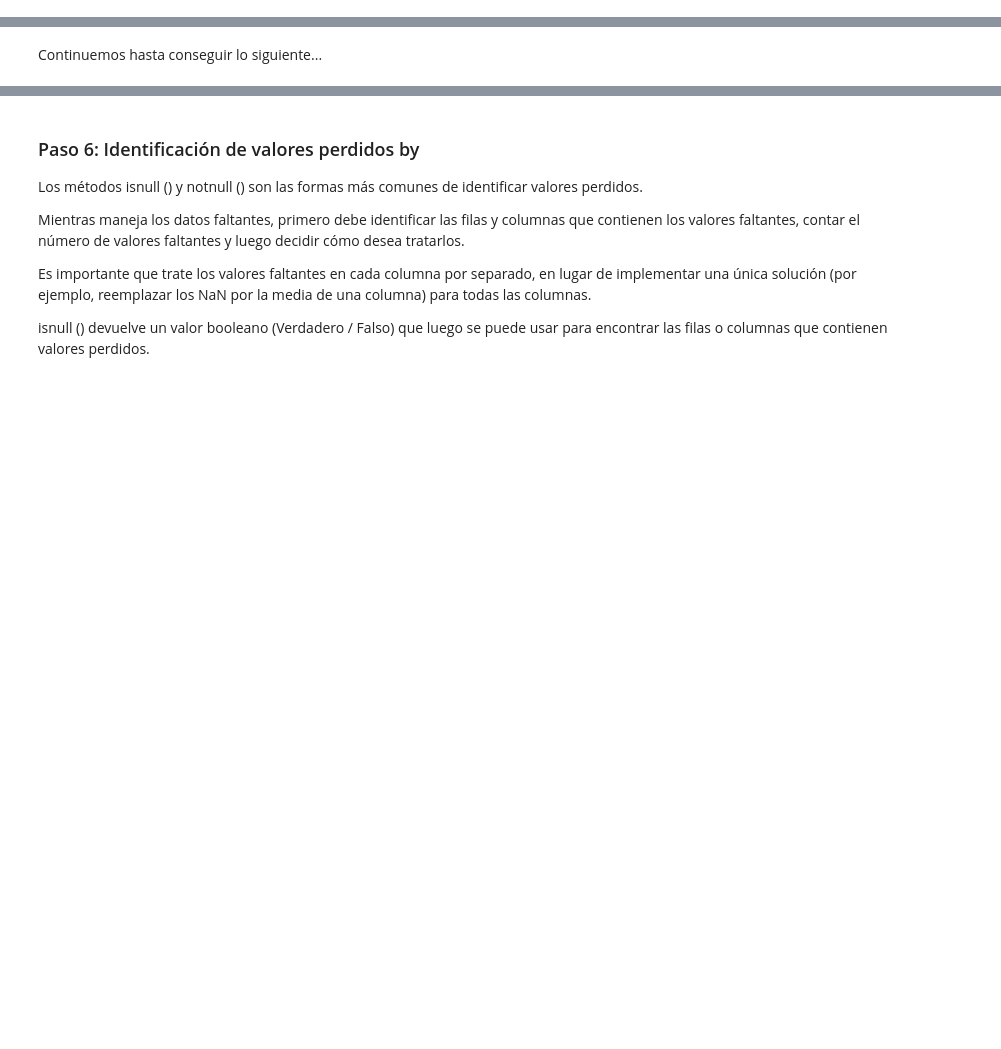
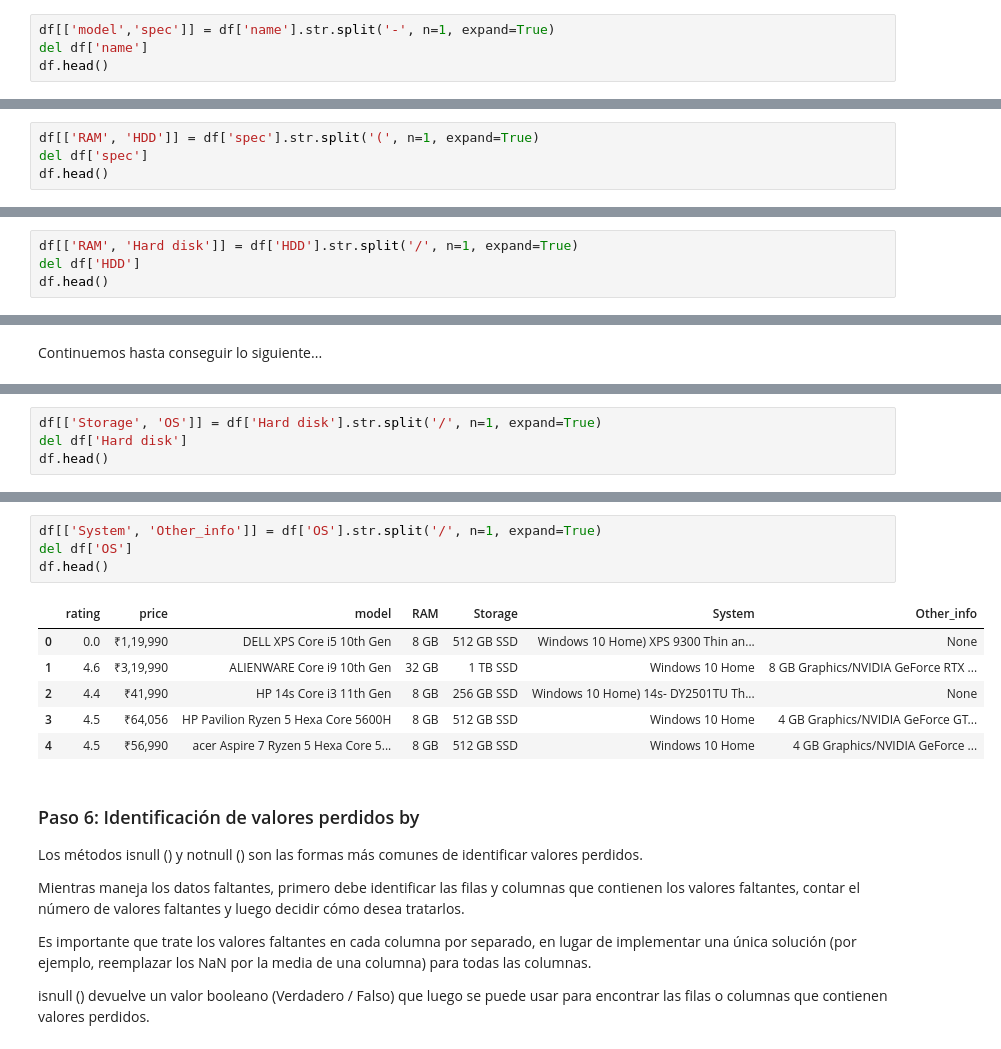
Before and after one commit to Raul5412/Machine_Learning, a Jupyter notebook: Tema_2_AnalisisEstadistico/practices/Practica_Scrap_EDAWoAns.ipynb, the cells around one changed output, grey strips where cells are left out. Cells and saved outputs as stored; diff of their text form; blank space fills up the shorter version.

```diff
--- a/Tema_2_AnalisisEstadistico/practices/Practica_Scrap_EDAWoAns.ipynb
+++ b/Tema_2_AnalisisEstadistico/practices/Practica_Scrap_EDAWoAns.ipynb
@@ -206,0 +222,4 @@ NameError: name 'laptop_df' is not defined
+# %%
+df[['model','spec']] = df['name'].str.split('-', n=1, expand=True)
+del df['name']
+df.head()
@@ -214,0 +235,4 @@ Usamos esta opción dividida (split "-") para separar del título y crear una co
+# %%
+df[['RAM', 'HDD']] = df['spec'].str.split('(', n=1, expand=True)
+del df['spec']
+df.head()
@@ -214,0 +246,4 @@ Usamos esta opción dividida (split "-") para separar del título y crear una co
+# %%
+df[['RAM', 'Hard disk']] = df['HDD'].str.split('/', n=1, expand=True)
+del df['HDD']
+df.head()
@@ -222,0 +259,4 @@ Continuemos hasta conseguir lo siguiente...
+# %%
+df[['Storage', 'OS']] = df['Hard disk'].str.split('/', n=1, expand=True)
+del df['Hard disk']
+df.head()
@@ -223,3 +270,14 @@ Continuemos hasta conseguir lo siguiente...
+# %%
+df[['System', 'Other_info']] = df['OS'].str.split('/', n=1, expand=True)
+del df['OS']
+df.head()
+# %% [output]
+|  | rating | price | model | RAM | Storage | System | Other_info |
+| 0 | 0.0 | ₹1,19,990 | DELL XPS Core i5 10th Gen | 8 GB | 512 GB SSD | Windows 10 Home) XPS 9300 Thin an... | None |
+| 1 | 4.6 | ₹3,19,990 | ALIENWARE Core i9 10th Gen | 32 GB | 1 TB SSD | Windows 10 Home | 8 GB Graphics/NVIDIA GeForce RTX ... |
+| 2 | 4.4 | ₹41,990 | HP 14s Core i3 11th Gen | 8 GB | 256 GB SSD | Windows 10 Home) 14s- DY2501TU Th... | None |
+| 3 | 4.5 | ₹64,056 | HP Pavilion Ryzen 5 Hexa Core 5600H | 8 GB | 512 GB SSD | Windows 10 Home | 4 GB Graphics/NVIDIA GeForce GT... |
+| 4 | 4.5 | ₹56,990 | acer Aspire 7 Ryzen 5 Hexa Core 5... | 8 GB | 512 GB SSD | Windows 10 Home | 4 GB Graphics/NVIDIA GeForce ... |
 # %% [markdown]
 ### Paso 6: Identificación de valores perdidos by
 
```
Also changed, not shown: parts of 25 cells of this notebook, 5 other files.
